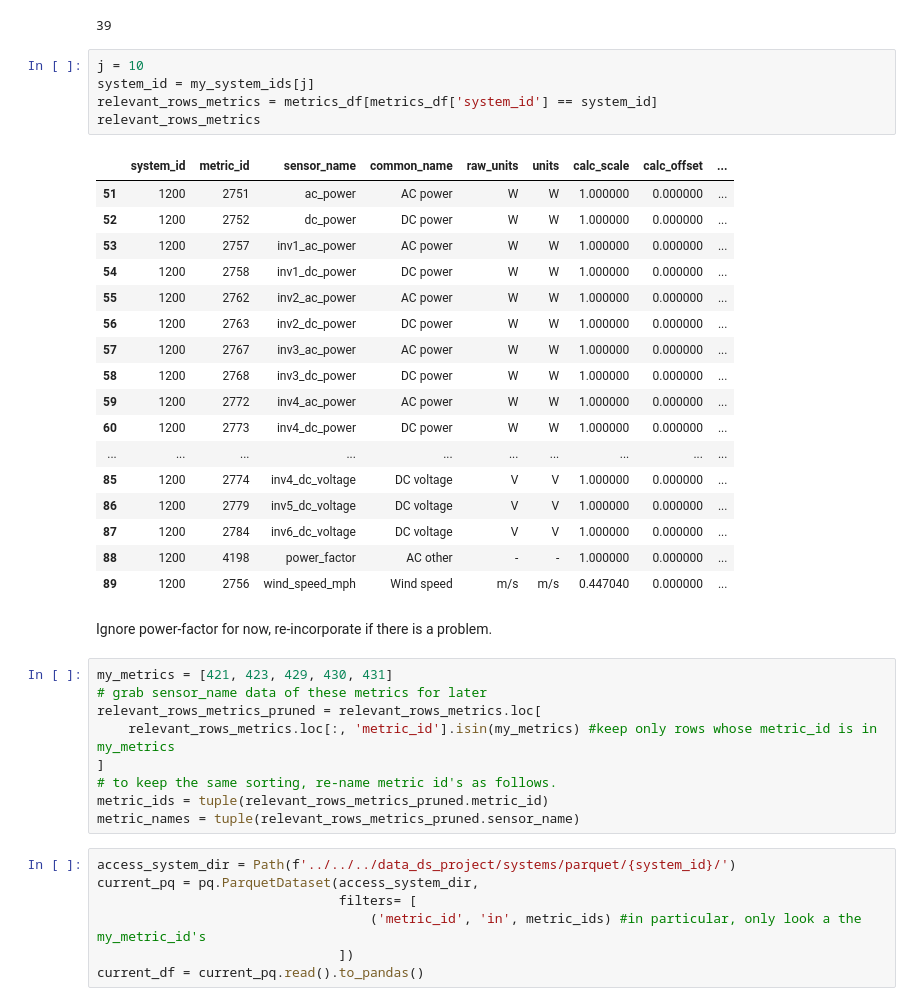
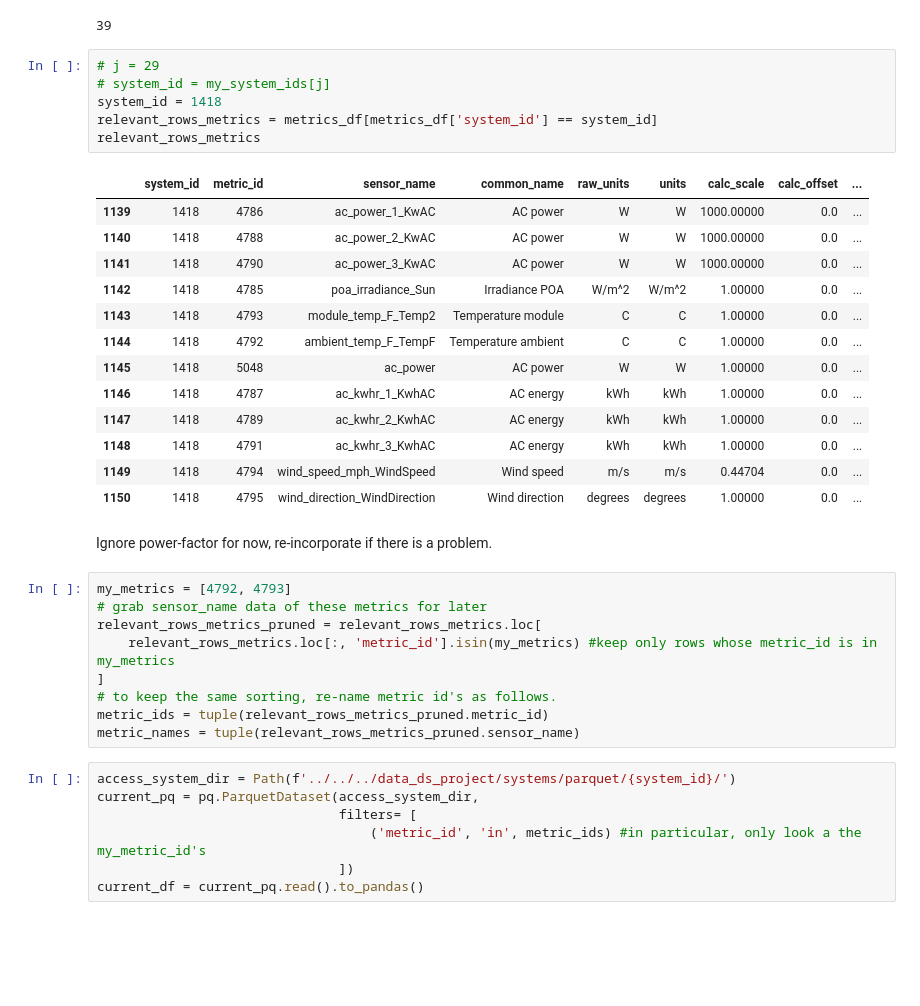
Before and after one commit to Erdos-Projects/predicting-day-ahead-solar-power-production, a Jupyter notebook: src/data/subsystems_explorer.ipynb, the cells around one changed output. Drawn from its saved outputs; the diff is of its cells as text; blank space fills up the shorter version.

```diff
--- a/src/data/subsystems_explorer.ipynb
+++ b/src/data/subsystems_explorer.ipynb
@@ -41,32 +42,29 @@ num_ids
 # %% [output]
 39
 # %%
-j = 10
-system_id = my_system_ids[j]
+# j = 29
+# system_id = my_system_ids[j]
+system_id = 1418
 relevant_rows_metrics = metrics_df[metrics_df['system_id'] == system_id]
 relevant_rows_metrics
 # %% [output]
 |  | system_id | metric_id | sensor_name | common_name | raw_units | units | calc_scale | calc_offset | ... |
-| 51 | 1200 | 2751 | ac_power | AC power | W | W | 1.000000 | 0.000000 | ... |
-| 52 | 1200 | 2752 | dc_power | DC power | W | W | 1.000000 | 0.000000 | ... |
-| 53 | 1200 | 2757 | inv1_ac_power | AC power | W | W | 1.000000 | 0.000000 | ... |
-| 54 | 1200 | 2758 | inv1_dc_power | DC power | W | W | 1.000000 | 0.000000 | ... |
-| 55 | 1200 | 2762 | inv2_ac_power | AC power | W | W | 1.000000 | 0.000000 | ... |
-| 56 | 1200 | 2763 | inv2_dc_power | DC power | W | W | 1.000000 | 0.000000 | ... |
-| 57 | 1200 | 2767 | inv3_ac_power | AC power | W | W | 1.000000 | 0.000000 | ... |
-| 58 | 1200 | 2768 | inv3_dc_power | DC power | W | W | 1.000000 | 0.000000 | ... |
-| 59 | 1200 | 2772 | inv4_ac_power | AC power | W | W | 1.000000 | 0.000000 | ... |
-| 60 | 1200 | 2773 | inv4_dc_power | DC power | W | W | 1.000000 | 0.000000 | ... |
-| ... | ... | ... | ... | ... | ... | ... | ... | ... | ... |
-| 85 | 1200 | 2774 | inv4_dc_voltage | DC voltage | V | V | 1.000000 | 0.000000 | ... |
-| 86 | 1200 | 2779 | inv5_dc_voltage | DC voltage | V | V | 1.000000 | 0.000000 | ... |
-| 87 | 1200 | 2784 | inv6_dc_voltage | DC voltage | V | V | 1.000000 | 0.000000 | ... |
-| 88 | 1200 | 4198 | power_factor | AC other | - | - | 1.000000 | 0.000000 | ... |
-| 89 | 1200 | 2756 | wind_speed_mph | Wind speed | m/s | m/s | 0.447040 | 0.000000 | ... |
+| 1139 | 1418 | 4786 | ac_power_1_KwAC | AC power | W | W | 1000.00000 | 0.0 | ... |
+| 1140 | 1418 | 4788 | ac_power_2_KwAC | AC power | W | W | 1000.00000 | 0.0 | ... |
+| 1141 | 1418 | 4790 | ac_power_3_KwAC | AC power | W | W | 1000.00000 | 0.0 | ... |
+| 1142 | 1418 | 4785 | poa_irradiance_Sun | Irradiance POA | W/m^2 | W/m^2 | 1.00000 | 0.0 | ... |
+| 1143 | 1418 | 4793 | module_temp_F_Temp2 | Temperature module | C | C | 1.00000 | 0.0 | ... |
+| 1144 | 1418 | 4792 | ambient_temp_F_TempF | Temperature ambient | C | C | 1.00000 | 0.0 | ... |
+| 1145 | 1418 | 5048 | ac_power | AC power | W | W | 1.00000 | 0.0 | ... |
+| 1146 | 1418 | 4787 | ac_kwhr_1_KwhAC | AC energy | kWh | kWh | 1.00000 | 0.0 | ... |
+| 1147 | 1418 | 4789 | ac_kwhr_2_KwhAC | AC energy | kWh | kWh | 1.00000 | 0.0 | ... |
+| 1148 | 1418 | 4791 | ac_kwhr_3_KwhAC | AC energy | kWh | kWh | 1.00000 | 0.0 | ... |
+| 1149 | 1418 | 4794 | wind_speed_mph_WindSpeed | Wind speed | m/s | m/s | 0.44704 | 0.0 | ... |
+| 1150 | 1418 | 4795 | wind_direction_WindDirection | Wind direction | degrees | degrees | 1.00000 | 0.0 | ... |
 # %% [markdown]
 Ignore power-factor for now, re-incorporate if there is a problem.
 # %%
-my_metrics = [421, 423, 429, 430, 431]
+my_metrics = [4792, 4793]
 # grab sensor_name data of these metrics for later
 relevant_rows_metrics_pruned = relevant_rows_metrics.loc[
     relevant_rows_metrics.loc[:, 'metric_id'].isin(my_metrics) #keep only rows whose metric_id is in my_metrics
```
Also changed, not shown: parts of 27 cells of this notebook, 5 other files.
